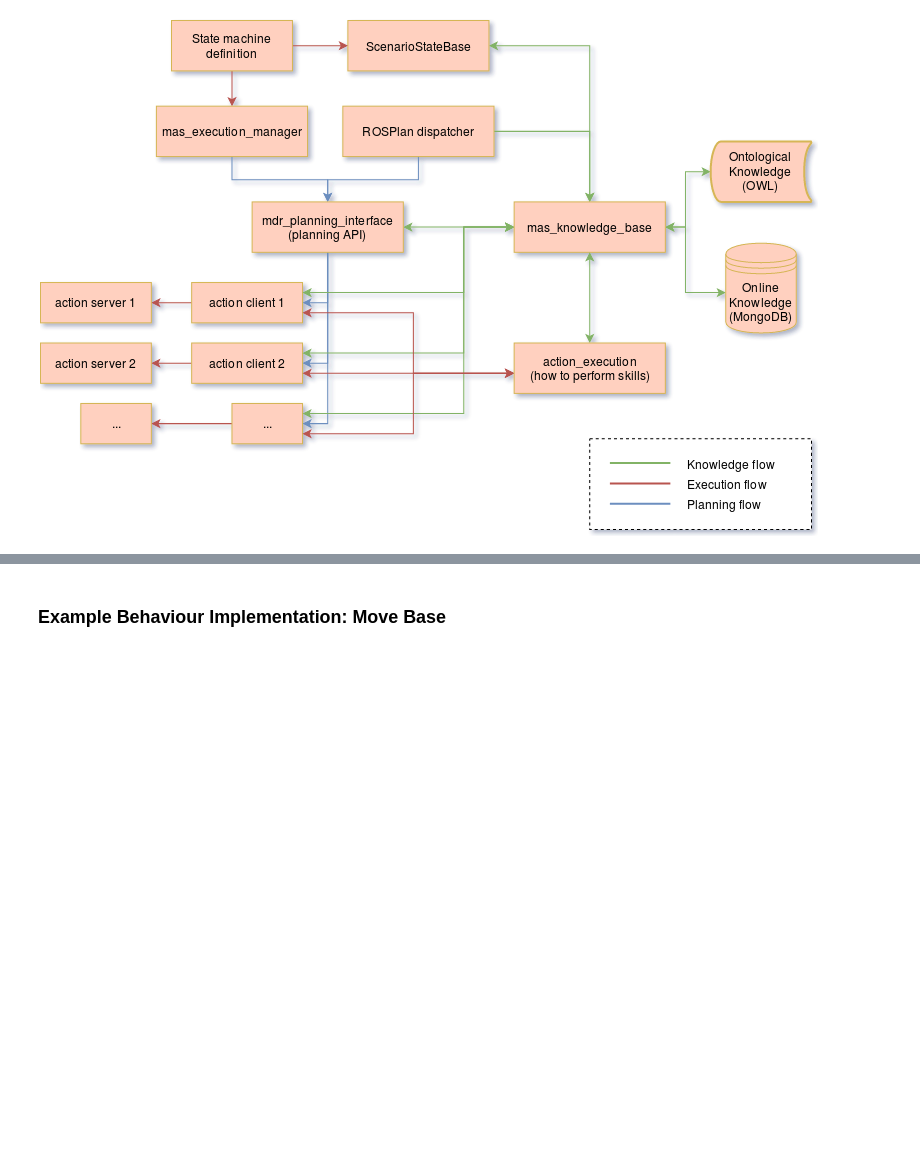
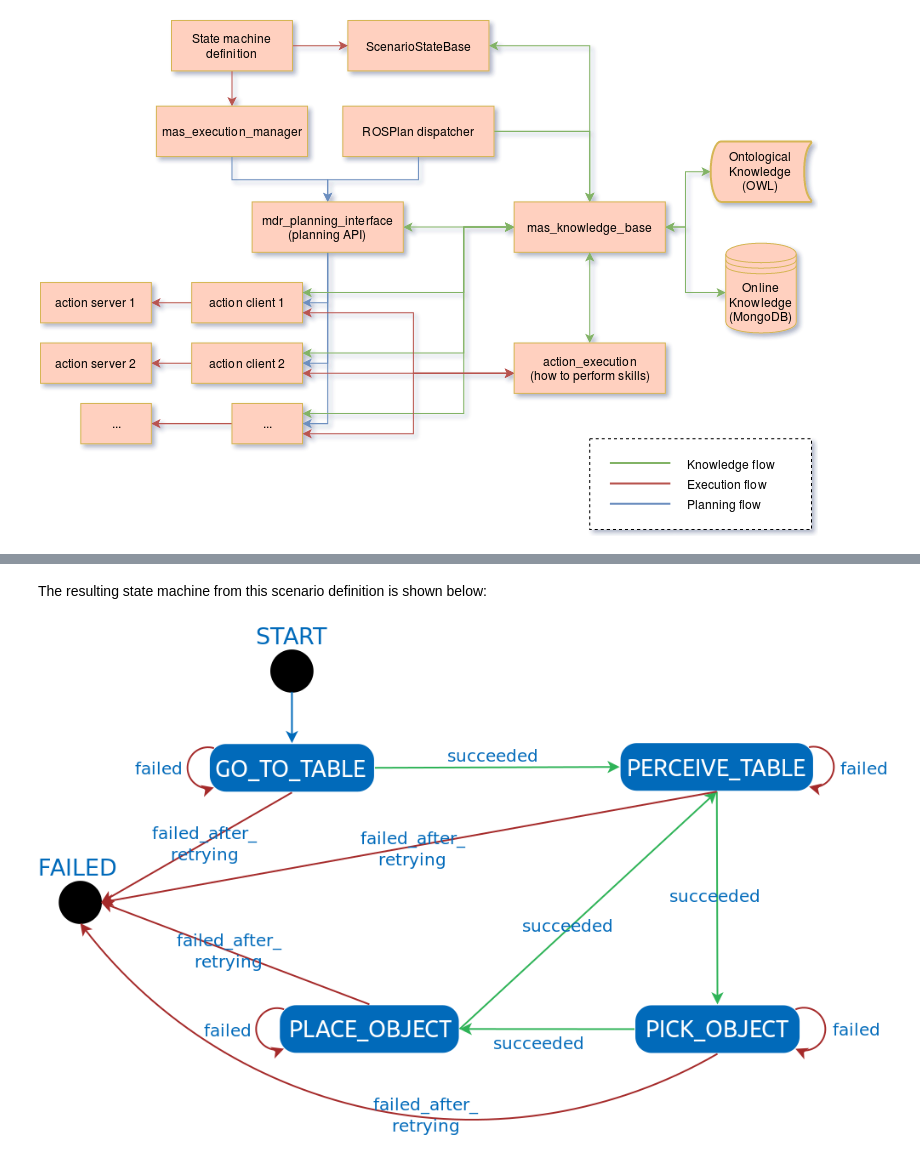
Before and after one commit to b-it-bots/mas_tutorials, a Jupyter notebook: domestic_robotics/architecture.ipynb, the cells around one changed output, grey strips where cells are left out. Drawn from its saved outputs; the diff is of its cells as text; code cells hidden in the pictures; blank space fills up the shorter version.

```diff
--- a/domestic_robotics/architecture.ipynb
+++ b/domestic_robotics/architecture.ipynb
@@ -651,2 +665,6 @@ state_descriptions:
-# %% [markdown]
-### Example Behaviour Implementation: Move Base
+# %% [markdown]
+The resulting state machine from this scenario definition is shown below:
+# %%
+IPython.core.display.Image('images/simple_pick_and_place_sm.png', embed=True)
+# %% [output]
+[figure, added]
```
Also changed, not shown: parts of 35 cells of this notebook, 1 other file.
